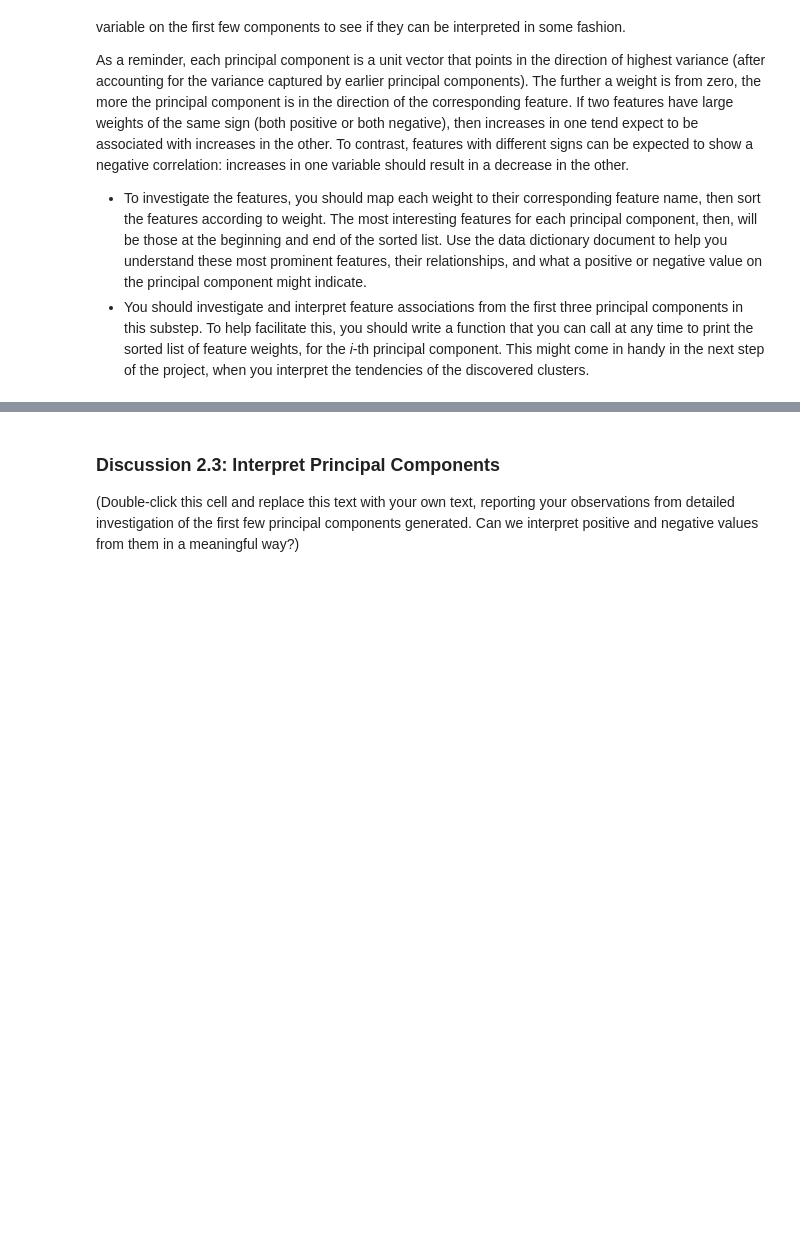
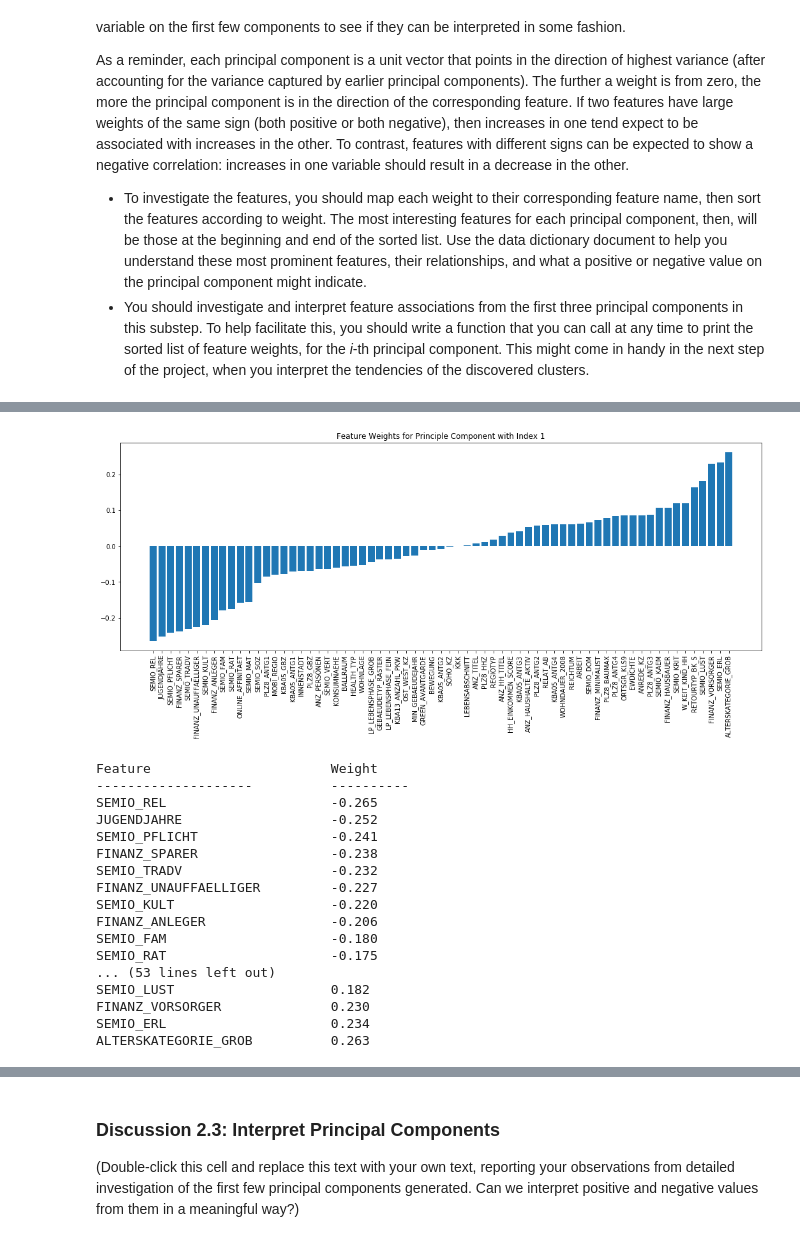
Before and after one commit to joshtice/Udacity_clustering_project, a Jupyter notebook: Identify_Customer_Segments.ipynb, the cells around one changed output, grey strips where cells are left out. Saved outputs shown, nothing was run; the diff lists cells and outputs as text; code cells hidden in the pictures; blank space fills up the shorter version.

```diff
--- a/Identify_Customer_Segments.ipynb
+++ b/Identify_Customer_Segments.ipynb
@@ -657,6 +719,27 @@ As a reminder, each principal component is a unit vector that points in the dire
 # %%
 # Map weights for the second principal component to corresponding feature names
 # and then print the linked values, sorted by weight.
+
+graph_component(pca=pca2, features=df_cleaned_no_na.columns, index=1)
+# %% [output]
+[figure, added]
+Feature                       Weight
+--------------------          ----------
+SEMIO_REL                     -0.265
+JUGENDJAHRE                   -0.252
+SEMIO_PFLICHT                 -0.241
+FINANZ_SPARER                 -0.238
+SEMIO_TRADV                   -0.232
+FINANZ_UNAUFFAELLIGER         -0.227
+SEMIO_KULT                    -0.220
+FINANZ_ANLEGER                -0.206
+SEMIO_FAM                     -0.180
+SEMIO_RAT                     -0.175
+... (53 lines left out)
+SEMIO_LUST                    0.182
+FINANZ_VORSORGER              0.230
+SEMIO_ERL                     0.234
+ALTERSKATEGORIE_GROB          0.263
 # %%
 # Map weights for the third principal component to corresponding feature names
 # and then print the linked values, sorted by weight.
```
Also changed, not shown: parts of 8 cells of this notebook.
